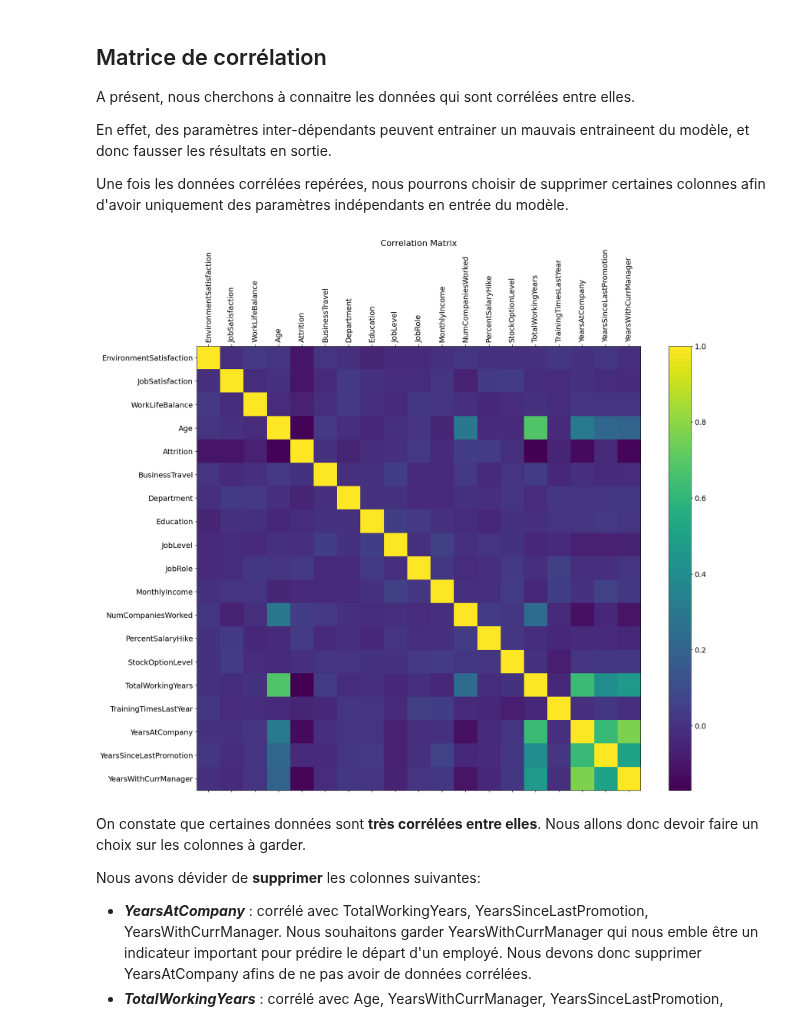
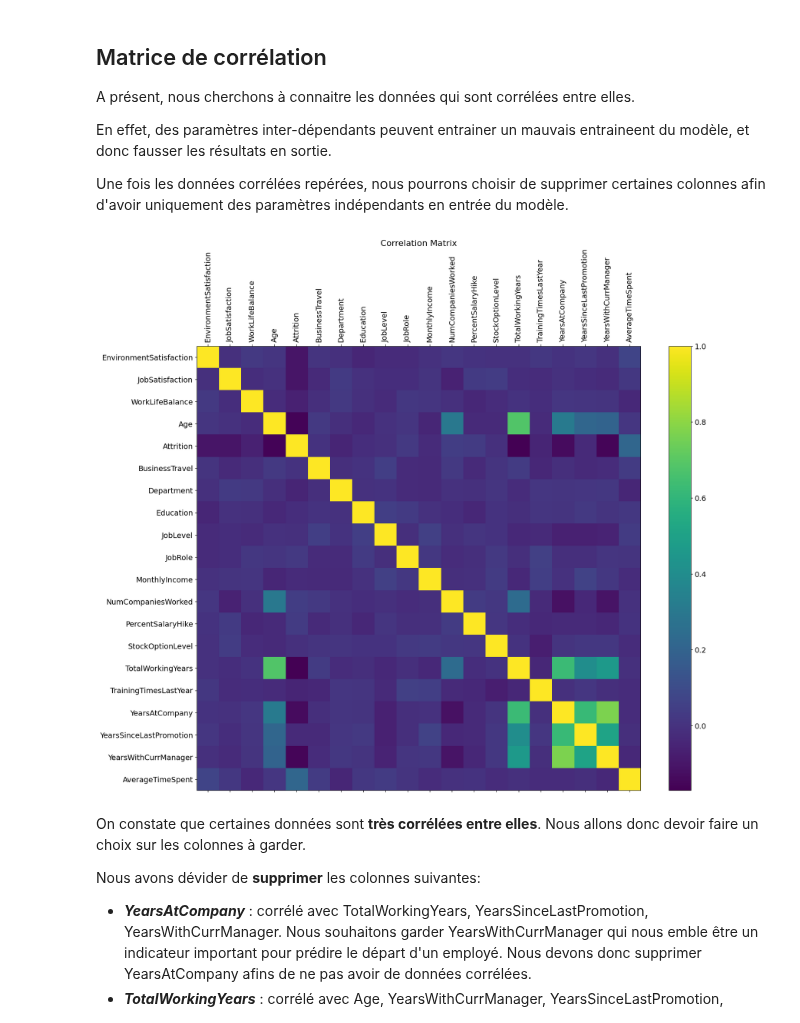
Before and after one commit to Aldresus/projetIA, a Jupyter notebook: projet_opti.ipynb, the cells around one changed output. Drawn from its saved outputs; the diff is of its cells as text; code cells hidden in the pictures.

Commit message:
include time to projet opti

```diff
--- a/projet_opti.ipynb
+++ b/projet_opti.ipynb
@@ -157,5 +139,9 @@ inTimeDf
 # %%
 outTimeDf = data_loader(csv_path="./data/out_time.csv")
 outTimeDf.rename(columns={"Unnamed: 0": "EmployeeID"}, inplace=True)
+outTimeDf.replace("NaN", pd.NA, inplace=True)
+outTimeDf.set_index('EmployeeID', inplace=True)
+outTimeDf.iloc[:, 1:] = outTimeDf.iloc[:, 1:].apply(pd.to_datetime, errors='coerce')
+
 outTimeDf
 # %% [output]
@@ -177,9 +212,11 @@ outTimeDf
 # %%
 mergedDataframe = pd.merge(employeeSurveyDf, generalDf, on='EmployeeID')
 
-if (ethique == False):
+if ethique is False:
   mergedDataframe = pd.merge(mergedDataframe, managerSurveyDf, on='EmployeeID')
 
+mergedDataframe = pd.merge(mergedDataframe, average_timedelta_with_id, on='EmployeeID')
+
 mergedDataframe.head()
 # %% [output]
 |  | EmployeeID | EnvironmentSatisfaction | JobSatisfaction | WorkLifeBalance | Age | Attrition | ... |
@@ -223,7 +260,7 @@ mergedDataframe.drop(['Over18'], axis=1, inplace=True)
 mergedDataframe.drop(['StandardHours'], axis=1, inplace=True)
 mergedDataframe.drop(['EmployeeID'], axis=1, inplace=True)
 
-if (ethique == True):
+if ethique is True:
   mergedDataframe.drop(['DistanceFromHome'], axis=1, inplace=True)
   mergedDataframe.drop(['EducationField'], axis=1, inplace=True)
   mergedDataframe.drop(['Gender'], axis=1, inplace=True)
@@ -243,7 +280,7 @@ mergedDataframe.head()
 # remplacement des strings par des entiers
 mergedDataframe['Attrition'] = mergedDataframe['Attrition'].map({'Yes': 1, 'No': 0})
 
-if (ethique == False):
+if ethique is False:
   mergedDataframe['Gender'] = mergedDataframe['Gender'].map({'Female': 0, 'Male': 1})
 
 # regrouper par classe de salaire en 6 groupes de 0 à 200000
@@ -315,31 +352,32 @@ Une fois les données corrélées repérées, nous pourrons choisir de supprimer
 # %%
 # Copy dataframe to avoid modifying the original dataframe
 plottingDF = mergedDataframe.copy()
 
 # Replace category with numerical values just for plotting
 plottingDF['BusinessTravel'] = plottingDF['BusinessTravel'].astype('category').cat.codes
 plottingDF['Department'] = plottingDF['Department'].astype('category').cat.codes
 plottingDF['JobRole'] = plottingDF['JobRole'].astype('category').cat.codes
+plottingDF['AverageTimeSpent'] = plottingDF['AverageTimeSpent'].astype('category').cat.codes
 
-if (ethique == False):
+if ethique is False:
   plottingDF['EducationField'] = plottingDF['EducationField'].astype('category').cat.codes
   plottingDF['MaritalStatus'] = plottingDF['MaritalStatus'].astype('category').cat.codes
 
 
 # Calculate the correlation matrix
 corr = plottingDF.corr()
 
 f = plt.figure(figsize=(19, 15))
 plt.matshow(corr, fignum=f.number)
 # show axis label for each line and column
 plt.xticks(range(plottingDF.shape[1]), plottingDF.columns, fontsize=14, rotation=90)
 plt.yticks(range(plottingDF.shape[1]), plottingDF.columns, fontsize=14)
 cb = plt.colorbar()
 cb.ax.tick_params(labelsize=14)
-plt.title('Correlation Matrix', fontsize=16);
+plt.title('Correlation Matrix', fontsize=16)
 plt.savefig('correlation_matrix.png')
 # %% [output]
-[figure, old version]
+[figure, new version]
 # %% [markdown]
 On constate que certaines données sont **très corrélées entre elles**. Nous allons donc devoir faire un choix sur les colonnes à garder.
 
```
Also changed, not shown: parts of 30 cells of this notebook, 1 other file.
